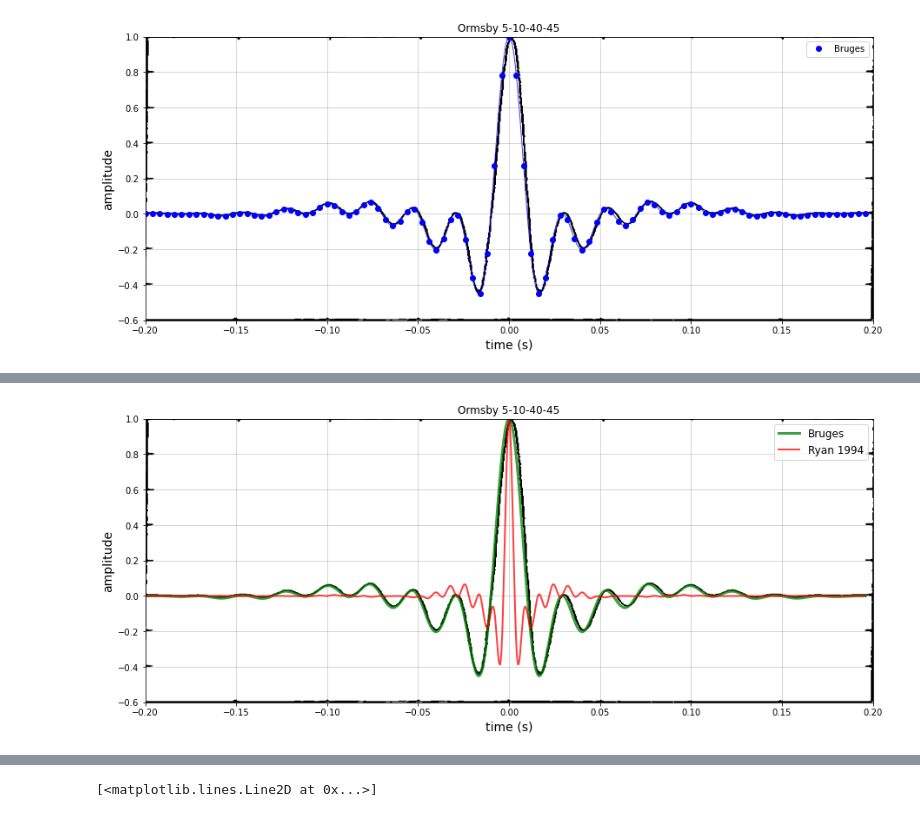
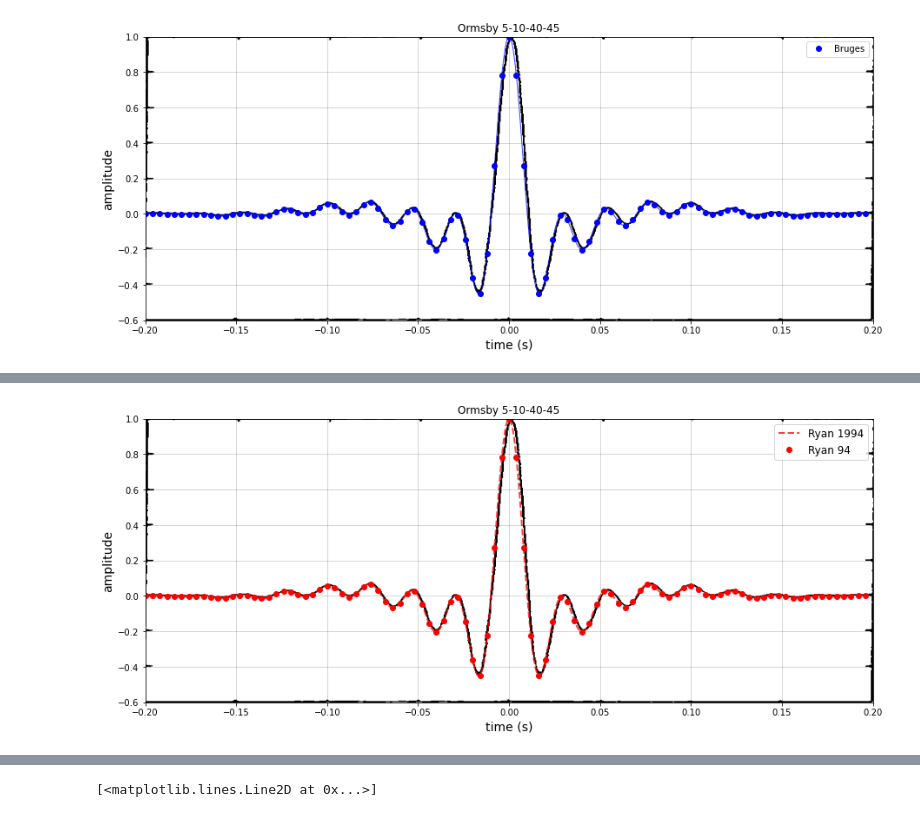
Before and after one commit to softwareunderground/repro-zoo, a Jupyter notebook: ryan-1994/Ormsby_wavelet_reproducibility.ipynb, the cells around one changed output, grey strips where cells are left out. Drawn from its saved outputs; the diff is of its cells as text; code cells hidden in the pictures.

```diff
--- a/ryan-1994/Ormsby_wavelet_reproducibility.ipynb
+++ b/ryan-1994/Ormsby_wavelet_reproducibility.ipynb
@@ -97,6 +129,11 @@ The resulting frequency is too high.
 from collections import namedtuple
 import numpy as np
 
+def sinc(x):
+    """
+    Conventional (non-signal-processing) definition of sinc function.
+    """
+    return np.sin(x) / x
 
 def ormsby2(duration, dt, f, return_t=False):
     """
@@ -111,7 +148,7 @@ def ormsby2(duration, dt, f, return_t=False):
 
     def numerator(f, t):
         """I canceled the pi's."""
-        return (np.sinc(np.pi* f * t)**2) * np.pi * f**2
+        return (sinc(np.pi* f * t)**2) * np.pi * f**2
 
     w = ((numerator(f4, t)/(f4 - f3)) - (numerator(f3, t)/(f4 - f3)) -
          (numerator(f2, t)/(f2 - f1)) + (numerator(f1, t)/(f2 - f1)))
@@ -132,30 +169,30 @@ The result certainly does not match the figure:
 # %%
 fig, ax = plt.subplots(figsize=(15, 6), facecolor='white')
 
 # Show the background plot.
 img = plt.imread('Ormsby_wavelet_data-area.png')
 ax.imshow(img, extent=[-0.2, 0.2, -0.6, 1.0], aspect='auto')
 
 # Plot the smoothed waveforms.
-ax.plot(*smoothify(tw, orms), 'g', lw=3, alpha=0.75, label='Bruges')
-ax.plot(*smoothify(tw2, orms2), 'r', lw=2, alpha=0.75, label='Ryan 1994')
+# ax.plot(*smoothify(tw, orms), 'g', lw=3, alpha=0.75, label='Bruges')
+ax.plot(*smoothify(tw2, orms2), 'r--', lw=2, alpha=0.75, label='Ryan 1994')
 
 # Plot the points we computed.
 # ax.plot(tw, orms, 'bo', label='Bruges')
-# ax.plot(tw2, orms2, 'ro', label='Ryan 94')
+ax.plot(tw2, orms2, 'ro', label='Ryan 94')
 
 # Trimmings.
 ax.legend(loc=1, fontsize=12)
 ax.set_xlim(-0.2,0.2)
 ax.set_ylim(-0.6, 1.0)
 ax.set_xlabel('time (s)', fontsize=14)
 ax.set_ylabel('amplitude', fontsize=14)
 ax.set_title("Ormsby {}-{}-{}-{}".format(*freqs))
 ax.grid(c='k', alpha=0.2)
 
 plt.show()
 # %% [output]
-[figure, old version]
+[figure, new version]
 # %% [markdown]
 ## Montclair State University
 
```
Also changed, not shown: parts of 12 cells of this notebook, 1 other file.
